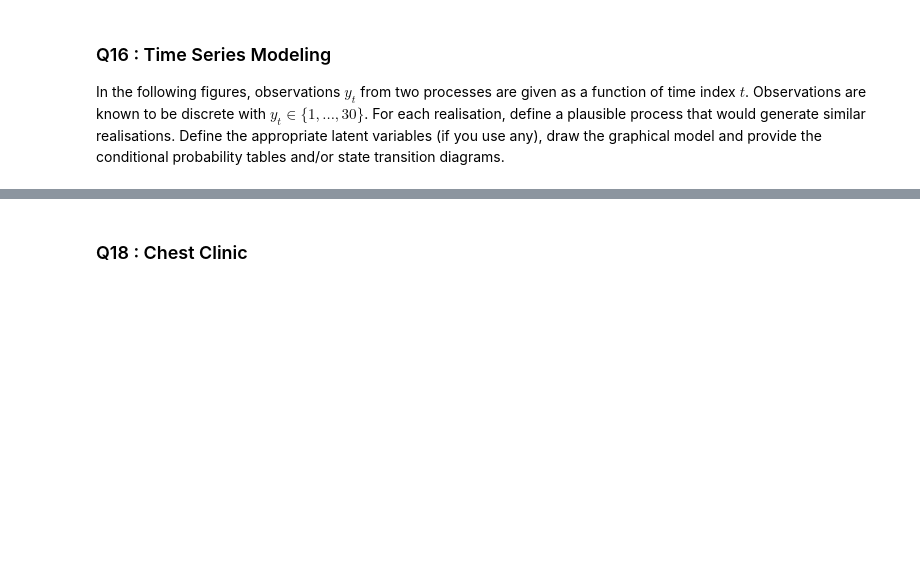
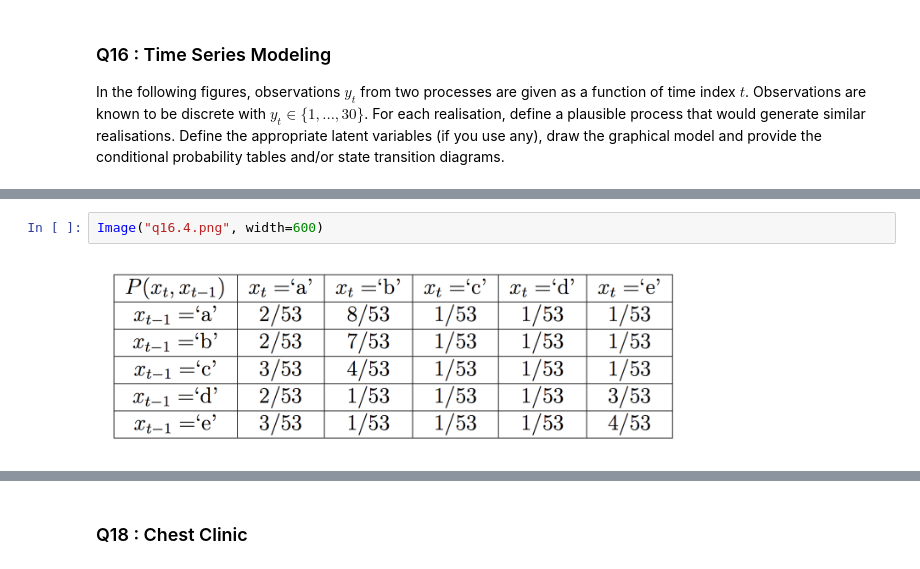
Before and after one commit to CMPE547-Spring-2017-Bogazici/hw3, a Jupyter notebook: Markov Chain of Letters.ipynb, the cells around one changed output, grey strips where cells are left out. Saved outputs shown, nothing was run; the diff lists cells and outputs as text; blank space fills up the shorter version.

```diff
--- a/Markov Chain of Letters.ipynb
+++ b/Markov Chain of Letters.ipynb
@@ -19,0 +43,4 @@ In the following figures, observations $y_t$ from two processes are given as a f
+# %%
+Image("q16.4.png", width=600)
+# %% [output]
+[figure, added]
```
Also changed, not shown: parts of 17 cells of this notebook, 10 other files.
